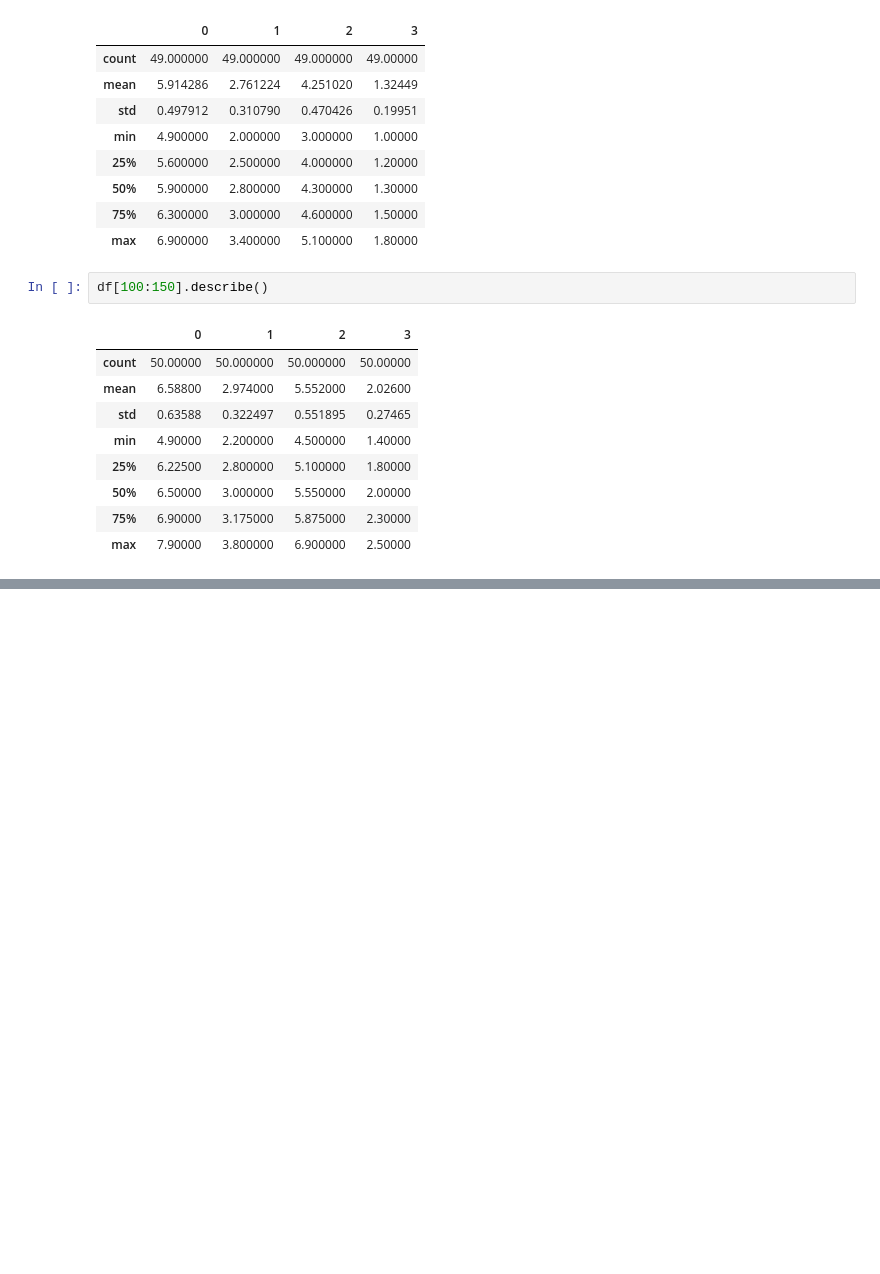
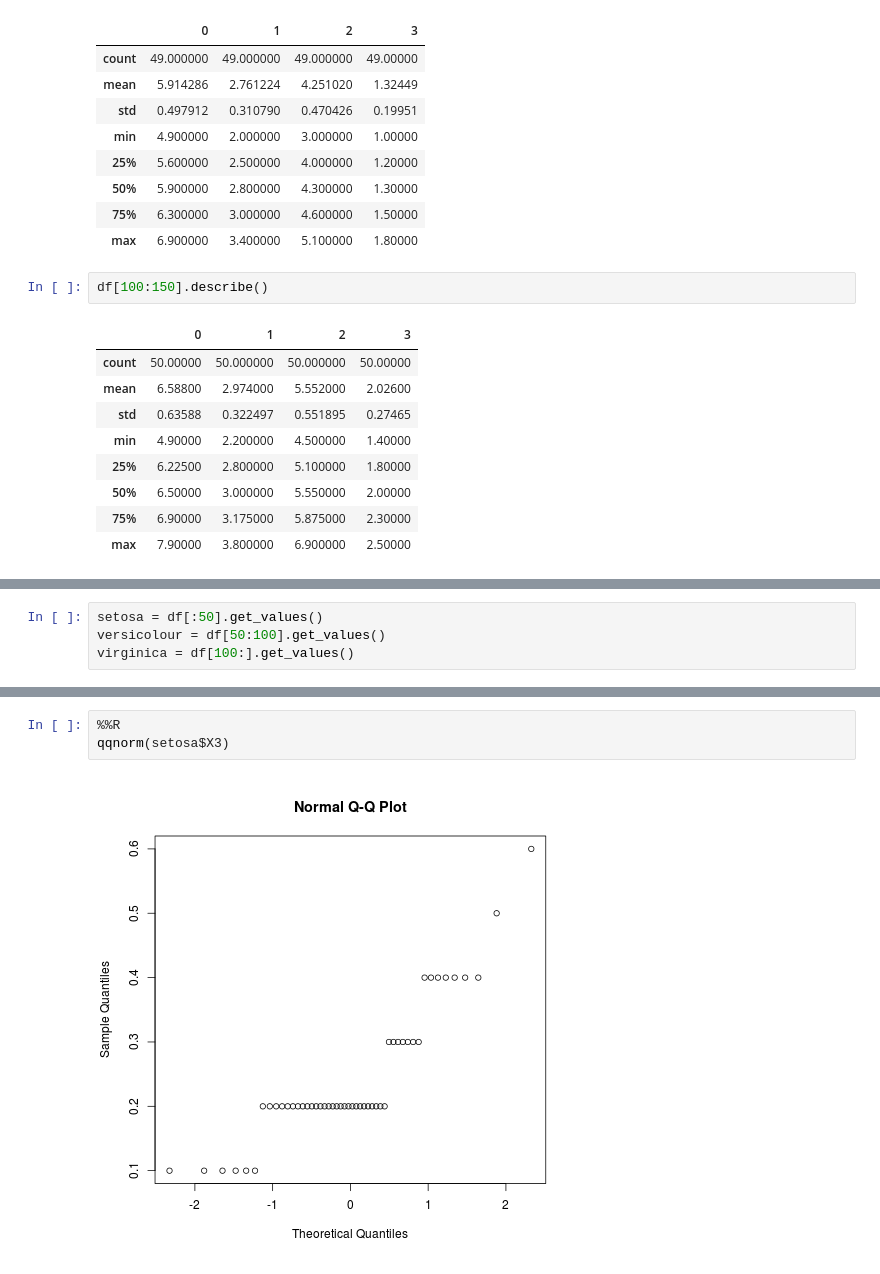
Before and after one commit to Chuphay/school, a Jupyter notebook: stat1/Iris.ipynb, the cells around one changed output, grey strips where cells are left out. Saved outputs shown, nothing was run; the diff lists cells and outputs as text; blank space fills up the shorter version.

```diff
--- a/stat1/Iris.ipynb
+++ b/stat1/Iris.ipynb
@@ -91,0 +111,4 @@ df[100:150].describe()
+# %%
+setosa = df[:50].get_values()
+versicolour = df[50:100].get_values()
+virginica = df[100:].get_values()
@@ -91,0 +211,5 @@ df[100:150].describe()
+# %%
+%%R
+qqnorm(setosa$X3)
+# %% [output]
+[figure, added]
```
Also changed, not shown: parts of 24 cells of this notebook.
